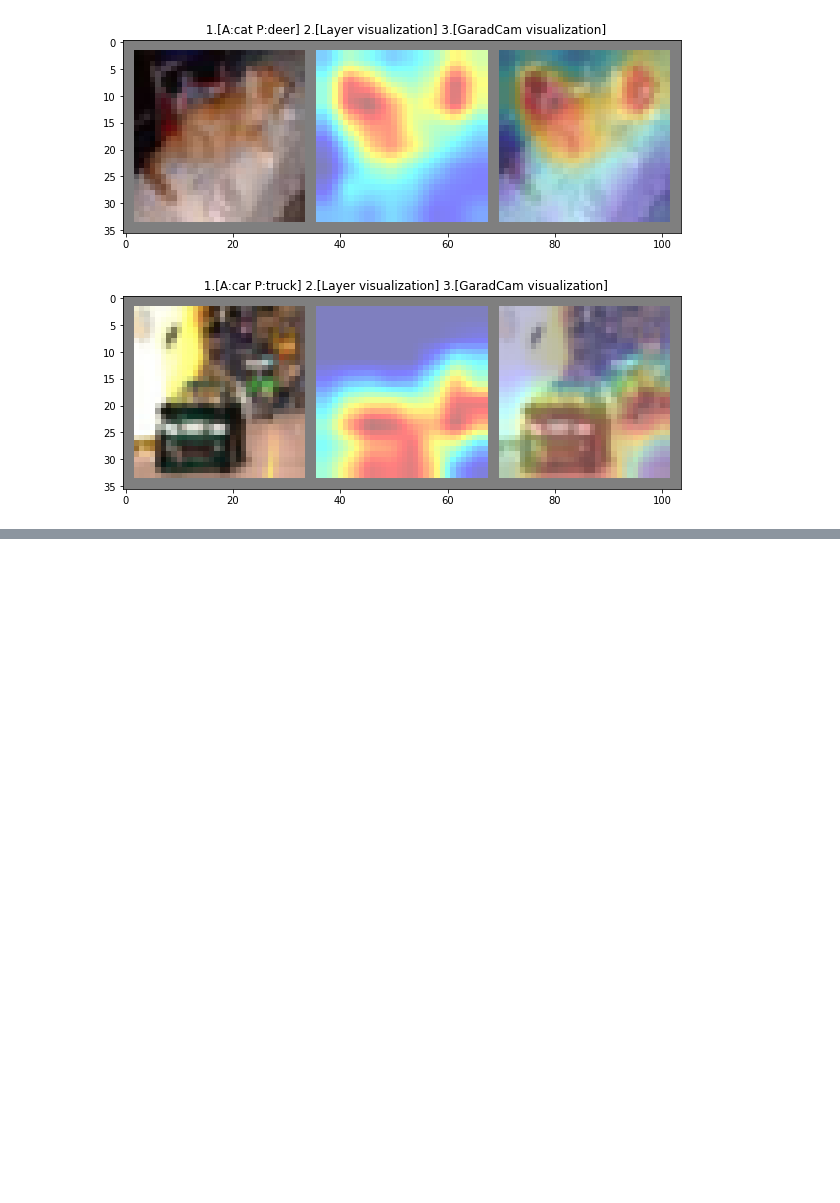
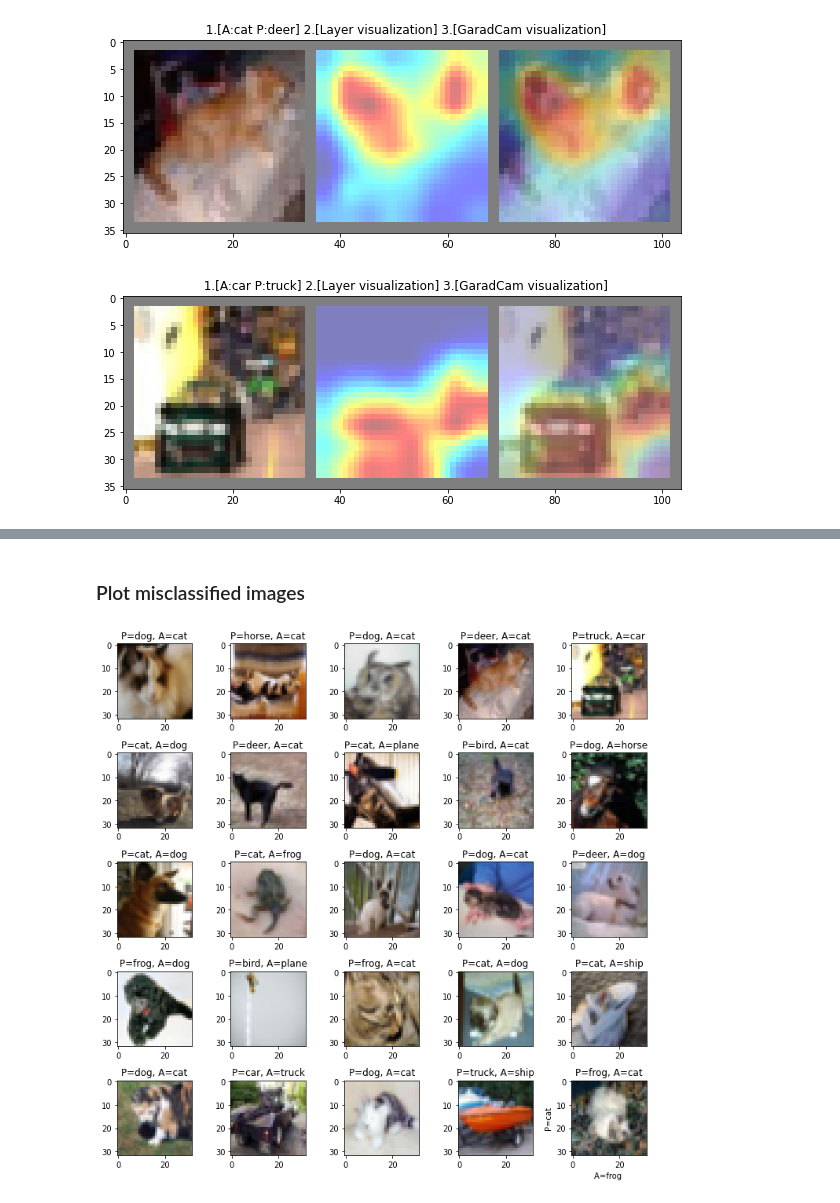
Before and after one commit to sajnanshetty/deep-learning, a Jupyter notebook: s9/eva_s9.ipynb, the cells around one changed output, grey strips where cells are left out. Saved outputs shown, nothing was run; the diff lists cells and outputs as text; code cells hidden in the pictures; blank space fills up the shorter version.

```diff
--- a/s9/eva_s9.ipynb
+++ b/s9/eva_s9.ipynb
@@ -254,0 +275,6 @@ for index in range(num_img):
+# %% [markdown]
+### Plot misclassified images
+# %%
+Plot.plot_classified_images(classes, miscassified_images, image_name="gradcam_misclssified.png")
+# %% [output]
+[figure, added]
```
Also changed, not shown: parts of 4 cells of this notebook, 19 other files.
